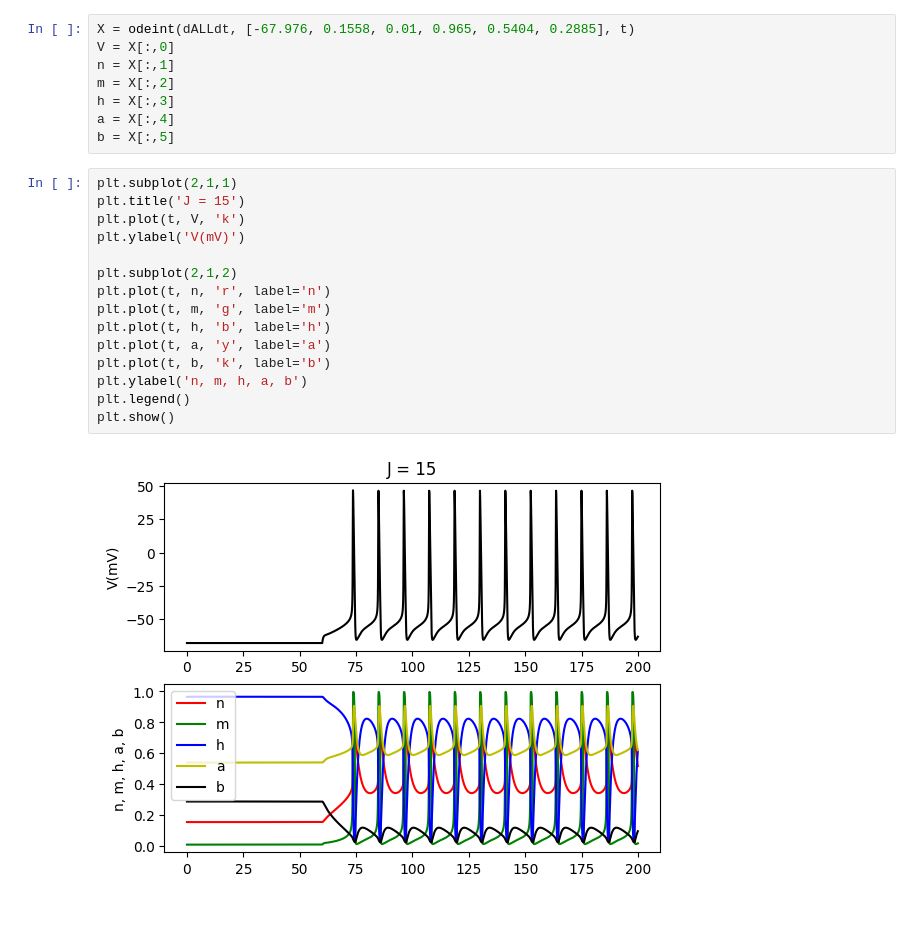
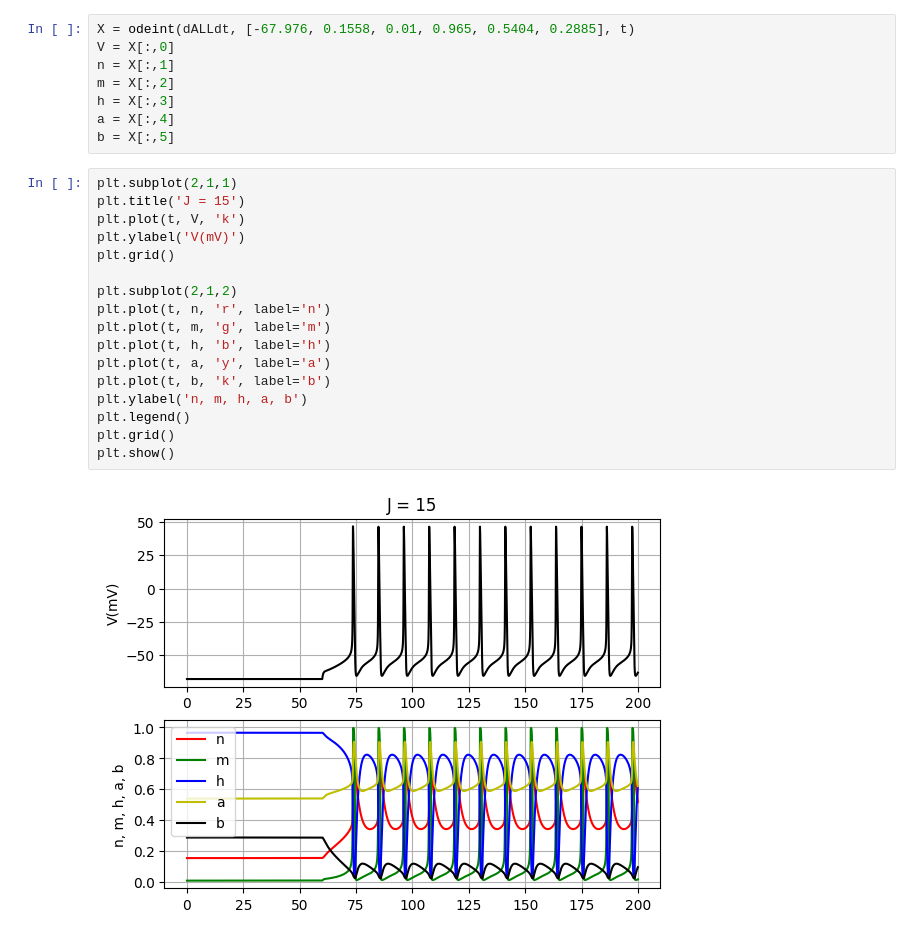
Before and after one commit to rfscorrea/listas-neurociencia-profroque, a Jupyter notebook: lista3/exercicio1b_j15.ipynb, the cells around one changed output. Cells and saved outputs as stored; diff of their text form.

```diff
--- a/lista3/exercicio1b_j15.ipynb
+++ b/lista3/exercicio1b_j15.ipynb
@@ -65,17 +65,19 @@ b = X[:,5]
 # %%
 plt.subplot(2,1,1)
 plt.title('J = 15')
 plt.plot(t, V, 'k')
 plt.ylabel('V(mV)')
+plt.grid()
 
 plt.subplot(2,1,2)
 plt.plot(t, n, 'r', label='n')
 plt.plot(t, m, 'g', label='m')
 plt.plot(t, h, 'b', label='h')
 plt.plot(t, a, 'y', label='a')
 plt.plot(t, b, 'k', label='b')
 plt.ylabel('n, m, h, a, b')
 plt.legend()
+plt.grid()
 plt.show()
 # %% [output]
-[figure, old version]
+[figure, new version]
```
Also changed, not shown: 9 other files.
